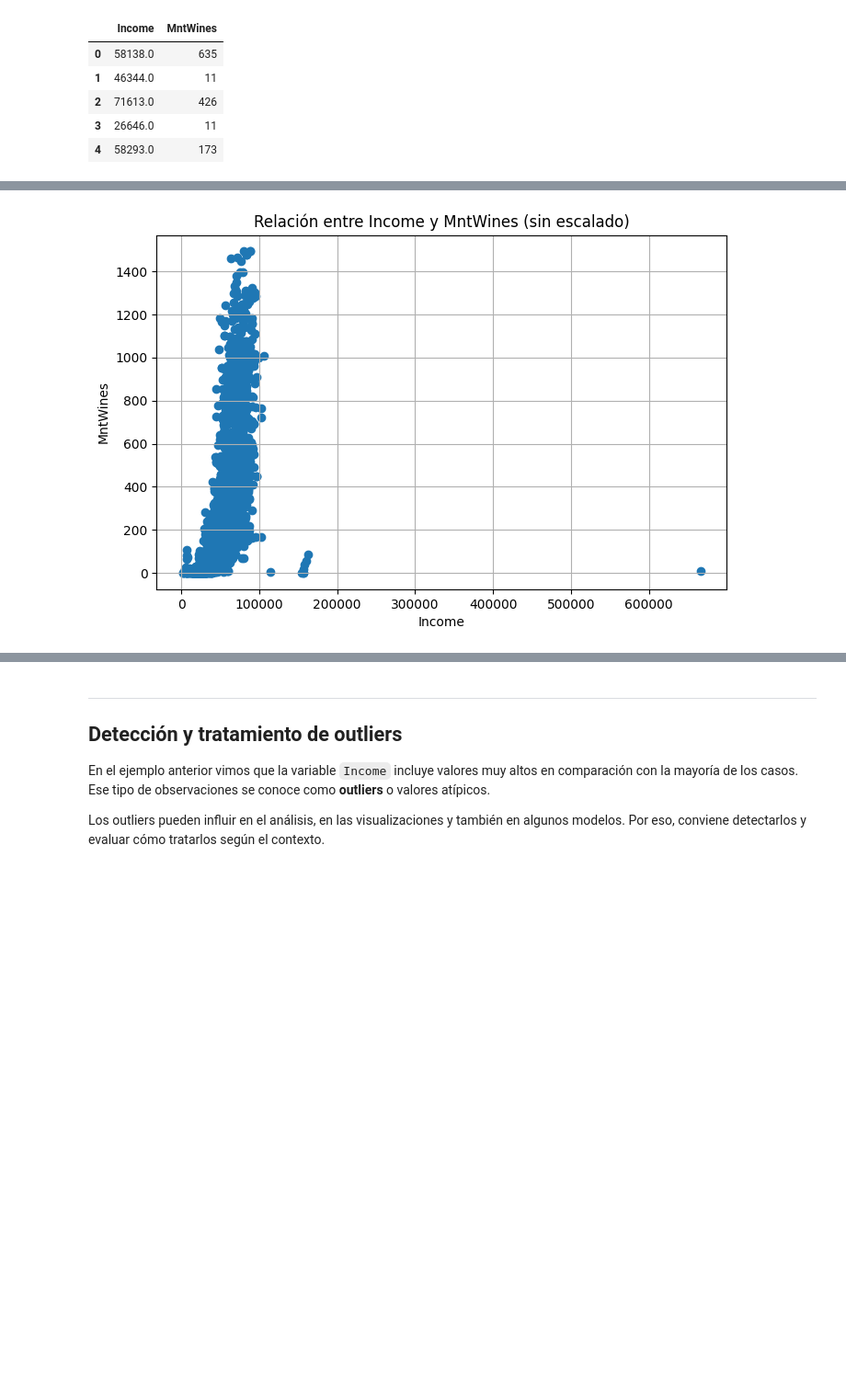
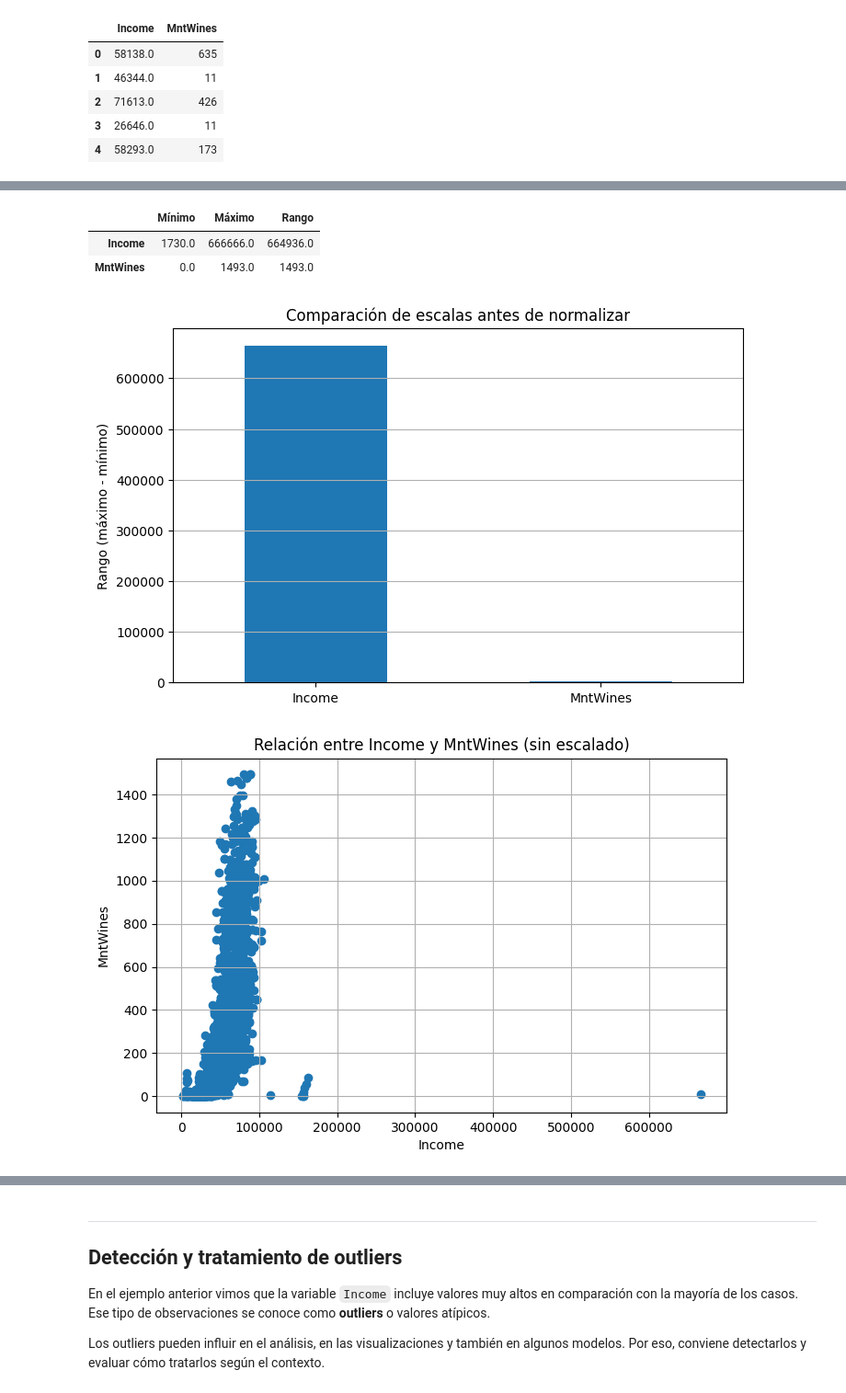
Before and after one commit to VintaBytes/Ciencia-de-datos, a Jupyter notebook: cursos/machine-learning-python2/Clase04/Transformacion_de_datos_el_primer_paso_hacia_el_modelo.ipynb, the cells around one changed output, grey strips where cells are left out. Shown at 92% size. Saved outputs shown, nothing was run; the diff lists cells and outputs as text; code cells hidden in the pictures; blank space fills up the shorter version.

Commit message:
Add files via upload
Mejorados gráficos pre y post escalado.

```diff
--- a/cursos/machine-learning-python2/Clase04/Transformacion_de_datos_el_primer_paso_hacia_el_modelo.ipynb
+++ b/cursos/machine-learning-python2/Clase04/Transformacion_de_datos_el_primer_paso_hacia_el_modelo.ipynb
@@ -599,15 +599,39 @@ En la siguiente celda vamos a observar ambas variables en su escala original. Es
 # %%
 # ==========================================================
-# GRAFICAMOS LAS VARIABLES EN SU ESCALA ORIGINAL
+# COMPARAMOS LAS ESCALAS ORIGINALES
 # ==========================================================
 import matplotlib.pyplot as plt
 
+# Resumimos mínimo, máximo y rango de cada variable
+resumen_original = pd.DataFrame({
+    "Mínimo": df_escalado.min(),
+    "Máximo": df_escalado.max(),
+    "Rango": df_escalado.max() - df_escalado.min()
+})
+
+display(resumen_original)
+
+# Graficamos el rango de cada variable
+plt.figure(figsize=(8, 5))
+resumen_original["Rango"].plot(kind="bar")
+plt.ylabel("Rango (máximo - mínimo)")
+plt.title("Comparación de escalas antes de normalizar")
+plt.xticks(rotation=0)
+plt.grid(True, axis="y")
+plt.show()
+
+# Conservamos también el gráfico de dispersión para estudiar
+# la relación entre las dos variables
 plt.figure(figsize=(8, 5))
 plt.scatter(df_escalado["Income"], df_escalado["MntWines"])
 plt.xlabel("Income")
 plt.ylabel("MntWines")
 plt.title("Relación entre Income y MntWines (sin escalado)")
 plt.grid(True)
 plt.show()
 # %% [output]
+|  | Mínimo | Máximo | Rango |
+| Income | 1730.0 | 666666.0 | 664936.0 |
+| MntWines | 0.0 | 1493.0 | 1493.0 |
-[figure, old version]
+[figure, new version]
+[figure, added]
```
Also changed, not shown: parts of 13 cells of this notebook.
